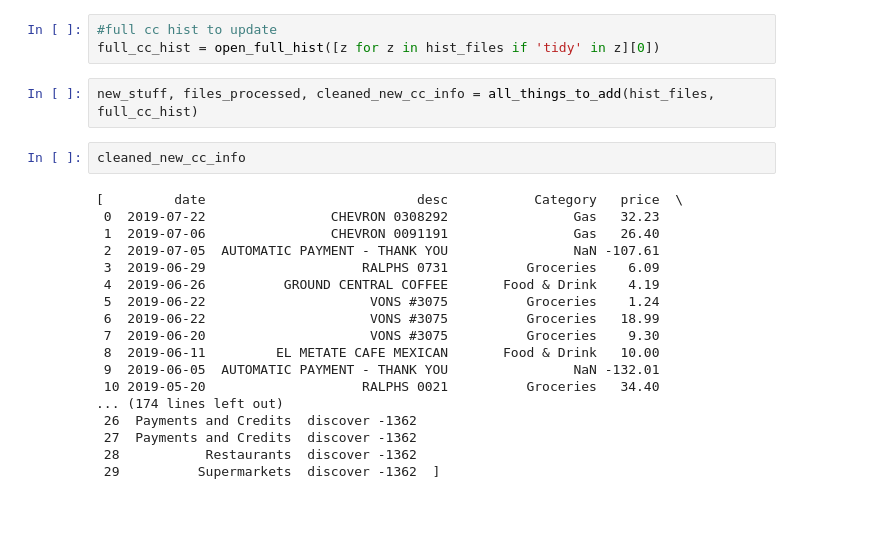
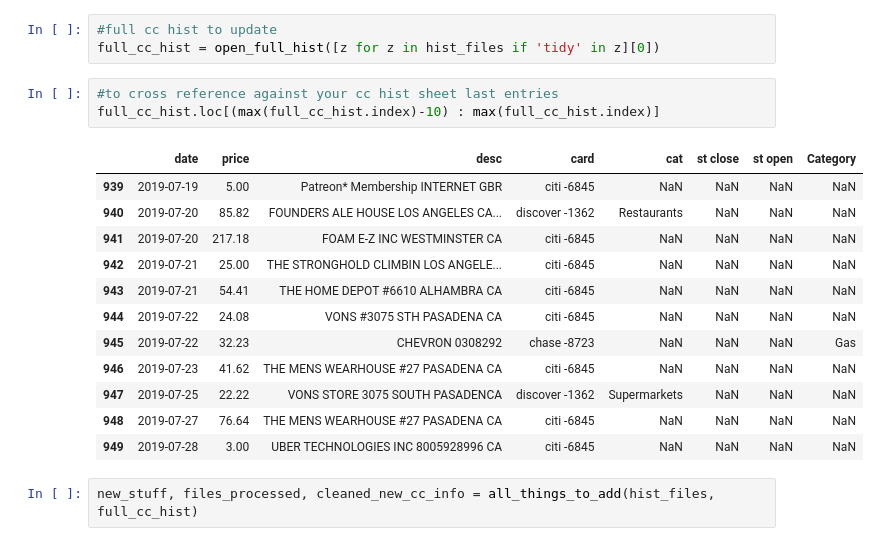
Before and after one commit to geezerbriefs/xpspython, a Jupyter notebook: personal/finance/update cc history.ipynb, the cells around one changed output. Saved outputs shown, nothing was run; the diff lists cells and outputs as text; blank space fills up the shorter version.

```diff
--- a/personal/finance/update cc history.ipynb
+++ b/personal/finance/update cc history.ipynb
@@ -234,25 +242,21 @@ hist_files = glob.glob(filepath + '/*.csv')
 # %%
 #full cc hist to update
 full_cc_hist = open_full_hist([z for z in hist_files if 'tidy' in z][0])
+# %%
+#to cross reference against your cc hist sheet last entries
+full_cc_hist.loc[(max(full_cc_hist.index)-10) : max(full_cc_hist.index)]
+# %% [output]
+|  | date | price | desc | card | cat | st close | st open | Category |
+| 939 | 2019-07-19 | 5.00 | Patreon* Membership INTERNET GBR | citi -6845 | NaN | NaN | NaN | NaN |
+| 940 | 2019-07-20 | 85.82 | FOUNDERS ALE HOUSE LOS ANGELES CA... | discover -1362 | Restaurants | NaN | NaN | NaN |
+| 941 | 2019-07-20 | 217.18 | FOAM E-Z INC WESTMINSTER CA | citi -6845 | NaN | NaN | NaN | NaN |
+| 942 | 2019-07-21 | 25.00 | THE STRONGHOLD CLIMBIN LOS ANGELE... | citi -6845 | NaN | NaN | NaN | NaN |
+| 943 | 2019-07-21 | 54.41 | THE HOME DEPOT #6610 ALHAMBRA CA | citi -6845 | NaN | NaN | NaN | NaN |
+| 944 | 2019-07-22 | 24.08 | VONS #3075 STH PASADENA CA | citi -6845 | NaN | NaN | NaN | NaN |
+| 945 | 2019-07-22 | 32.23 | CHEVRON 0308292 | chase -8723 | NaN | NaN | NaN | Gas |
+| 946 | 2019-07-23 | 41.62 | THE MENS WEARHOUSE #27 PASADENA CA | citi -6845 | NaN | NaN | NaN | NaN |
+| 947 | 2019-07-25 | 22.22 | VONS STORE 3075 SOUTH PASADENCA | discover -1362 | Supermarkets | NaN | NaN | NaN |
+| 948 | 2019-07-27 | 76.64 | THE MENS WEARHOUSE #27 PASADENA CA | citi -6845 | NaN | NaN | NaN | NaN |
+| 949 | 2019-07-28 | 3.00 | UBER TECHNOLOGIES INC 8005928996 CA | citi -6845 | NaN | NaN | NaN | NaN |
 # %%
 new_stuff, files_processed, cleaned_new_cc_info = all_things_to_add(hist_files, full_cc_hist)
-# %%
-cleaned_new_cc_info
-# %% [output]
-[         date                           desc           Category   price  \
- 0  2019-07-22                CHEVRON 0308292                Gas   32.23
- 1  2019-07-06                CHEVRON 0091191                Gas   26.40
- 2  2019-07-05  AUTOMATIC PAYMENT - THANK YOU                NaN -107.61
- 3  2019-06-29                    RALPHS 0731          Groceries    6.09
- 4  2019-06-26          GROUND CENTRAL COFFEE       Food & Drink    4.19
- 5  2019-06-22                     VONS #3075          Groceries    1.24
- 6  2019-06-22                     VONS #3075          Groceries   18.99
- 7  2019-06-20                     VONS #3075          Groceries    9.30
- 8  2019-06-11         EL METATE CAFE MEXICAN       Food & Drink   10.00
- 9  2019-06-05  AUTOMATIC PAYMENT - THANK YOU                NaN -132.01
- 10 2019-05-20                    RALPHS 0021          Groceries   34.40
-... (174 lines left out)
- 26  Payments and Credits  discover -1362
- 27  Payments and Credits  discover -1362
- 28           Restaurants  discover -1362
- 29          Supermarkets  discover -1362  ]
```
Also changed, not shown: parts of 5 cells of this notebook, 3 other files.
